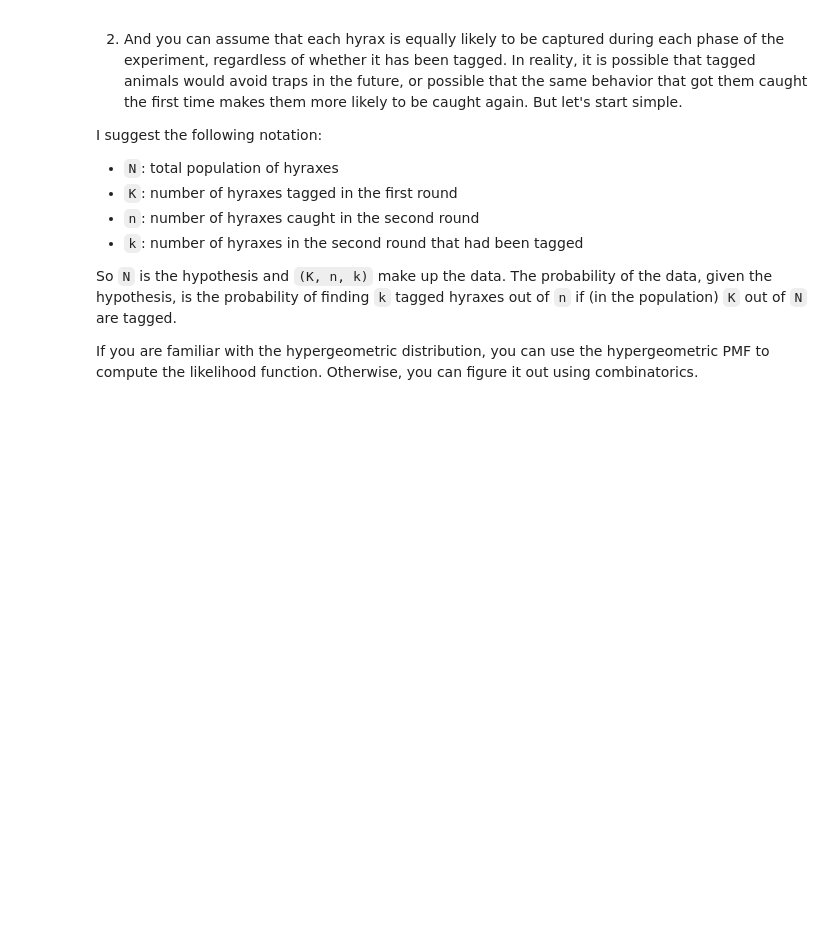
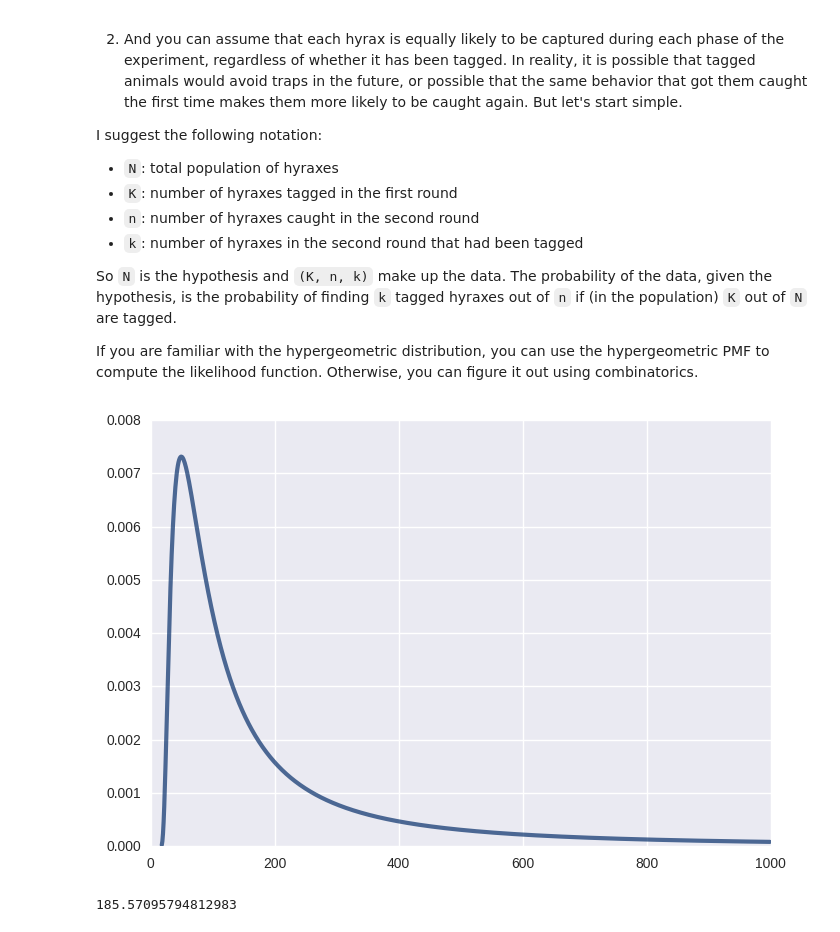
Before and after one commit to DhashS/ThinkComplexity2, a Jupyter notebook: code/chap03.ipynb, the cells around one changed output. Cells and saved outputs as stored; diff of their text form; code cells hidden in the pictures; blank space fills up the shorter version.

```diff
--- a/code/chap03.ipynb
+++ b/code/chap03.ipynb
@@ -275,0 +272,18 @@ If you are familiar with the hypergeometric distribution, you can use the hyperg
+# %%
+class Hyrax(Suite):
+    @staticmethod
+    def Likelihood(data, hypo):
+        if hypo < 18:
+            return 0
+        num_hyraxes = hypo
+        return sp.stats.hypergeom(num_hyraxes, 10, 10).pmf(2)
+# %%
+hyrax_s = Hyrax(N_range)
+hyrax_s.Update(0)
+thinkplot.Pdf(hyrax_s)
+# %% [output]
+[figure, added]
+# %%
+hyrax_s.Mean()
+# %% [output]
+185.57095794812983
```
Also changed, not shown: parts of 14 cells of this notebook, 6 other files.
